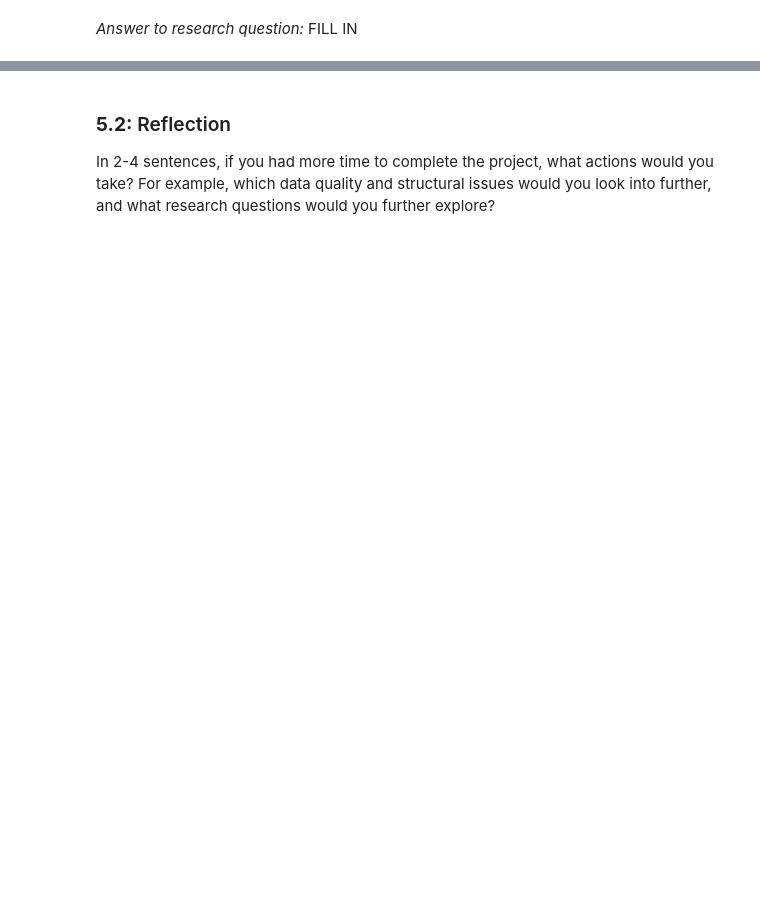
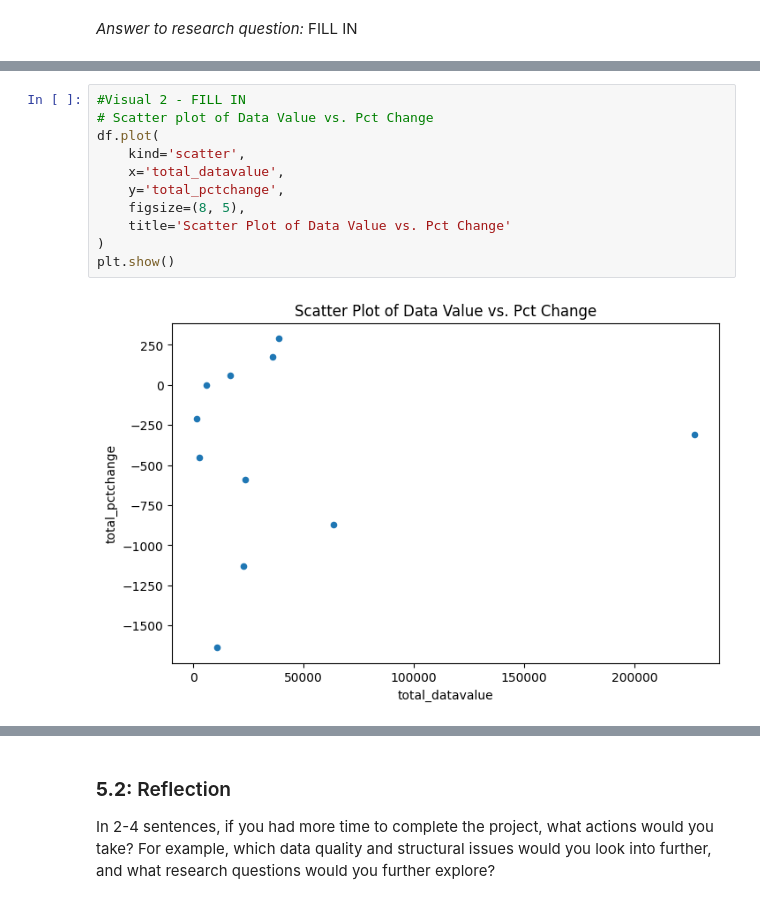
Before and after one commit to Greg-Pina/Udacity_DataAnalyst_NanoDegree, a Jupyter notebook: D497 - Data Wrangling/Real World Data Wrangling with Python/data_wrangling_project_starter.ipynb, the cells around one changed output, grey strips where cells are left out. Drawn from its saved outputs; the diff is of its cells as text; blank space fills up the shorter version.

```diff
--- a/D497 - Data Wrangling/Real World Data Wrangling with Python/data_wrangling_project_starter.ipynb
+++ b/D497 - Data Wrangling/Real World Data Wrangling with Python/data_wrangling_project_starter.ipynb
@@ -966,0 +1099,13 @@ Going back to the problem statement in step 1, use the cleaned data to answer th
+# %%
+#Visual 2 - FILL IN
+# Scatter plot of Data Value vs. Pct Change
+df.plot(
+    kind='scatter',
+    x='total_datavalue',
+    y='total_pctchange',
+    figsize=(8, 5),
+    title='Scatter Plot of Data Value vs. Pct Change'
+)
+plt.show()
+# %% [output]
+[figure, added]
```
Also changed, not shown: parts of 32 cells of this notebook, 8 other files.
